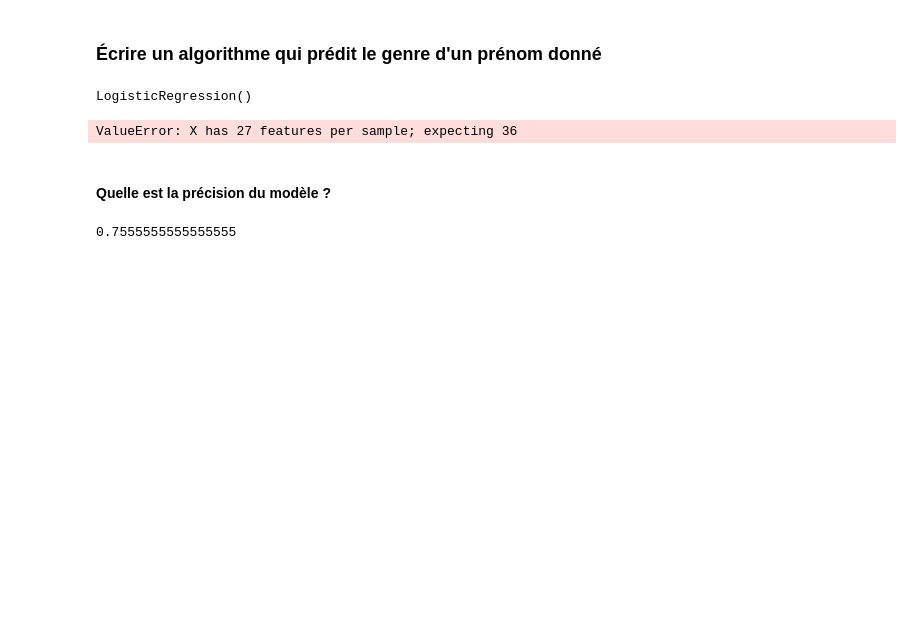
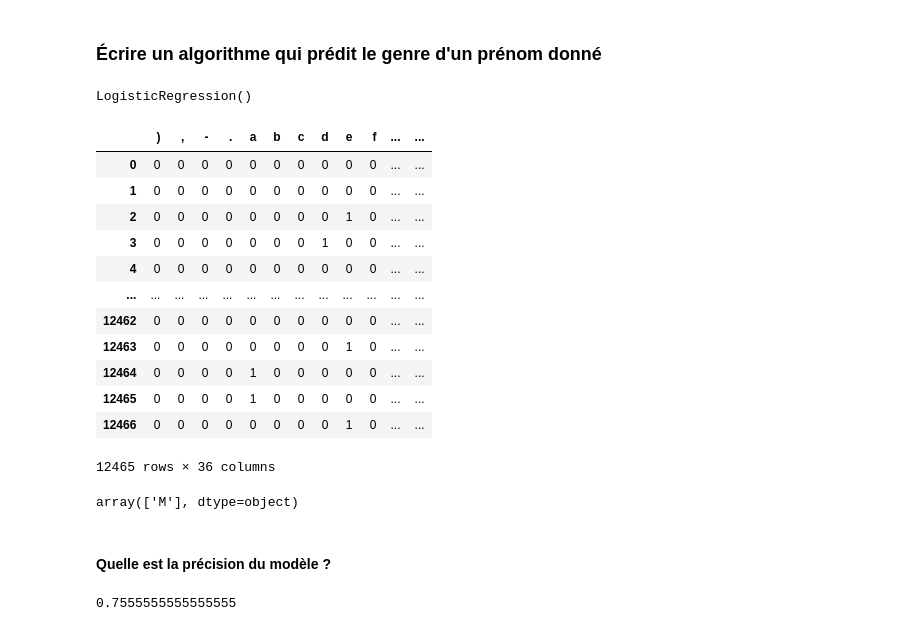
Before and after one commit to Bl3f/amse2021, a Jupyter notebook: Groupe-B/Day 4 - ML - 2021-03-27.ipynb, the cells around one changed output. Cells and saved outputs as stored; diff of their text form; code cells hidden in the pictures; blank space fills up the shorter version.

```diff
--- a/Groupe-B/Day 4 - ML - 2021-03-27.ipynb
+++ b/Groupe-B/Day 4 - ML - 2021-03-27.ipynb
@@ -128,10 +128,26 @@ Y = df["genre"]
 regr.fit(X, Y)
 # %% [output]
 LogisticRegression()
+# %%
+X
+# %% [output]
+|  | ) | , | - | . | a | b | c | d | e | f | ... | ... |
+| 0 | 0 | 0 | 0 | 0 | 0 | 0 | 0 | 0 | 0 | 0 | ... | ... |
+| 1 | 0 | 0 | 0 | 0 | 0 | 0 | 0 | 0 | 0 | 0 | ... | ... |
+| 2 | 0 | 0 | 0 | 0 | 0 | 0 | 0 | 0 | 1 | 0 | ... | ... |
+| 3 | 0 | 0 | 0 | 0 | 0 | 0 | 0 | 1 | 0 | 0 | ... | ... |
+| 4 | 0 | 0 | 0 | 0 | 0 | 0 | 0 | 0 | 0 | 0 | ... | ... |
+| ... | ... | ... | ... | ... | ... | ... | ... | ... | ... | ... | ... | ... |
+| 12462 | 0 | 0 | 0 | 0 | 0 | 0 | 0 | 0 | 0 | 0 | ... | ... |
+| 12463 | 0 | 0 | 0 | 0 | 0 | 0 | 0 | 0 | 1 | 0 | ... | ... |
+| 12464 | 0 | 0 | 0 | 0 | 1 | 0 | 0 | 0 | 0 | 0 | ... | ... |
+| 12465 | 0 | 0 | 0 | 0 | 1 | 0 | 0 | 0 | 0 | 0 | ... | ... |
+| 12466 | 0 | 0 | 0 | 0 | 0 | 0 | 0 | 0 | 1 | 0 | ... | ... |
+12465 rows × 36 columns
 # %%
-regr.predict([np.concatenate([np.array([1]), np.zeros(26)])])
+regr.predict([np.concatenate([np.array([1]), np.zeros(35)])])
 # %% [output]
-ValueError: X has 27 features per sample; expecting 36
+array(['M'], dtype=object)
 # %% [markdown]
 #### Quelle est la précision du modèle ?
 # %%
```
Also changed, not shown: parts of 7 cells of this notebook, 2 other files.
